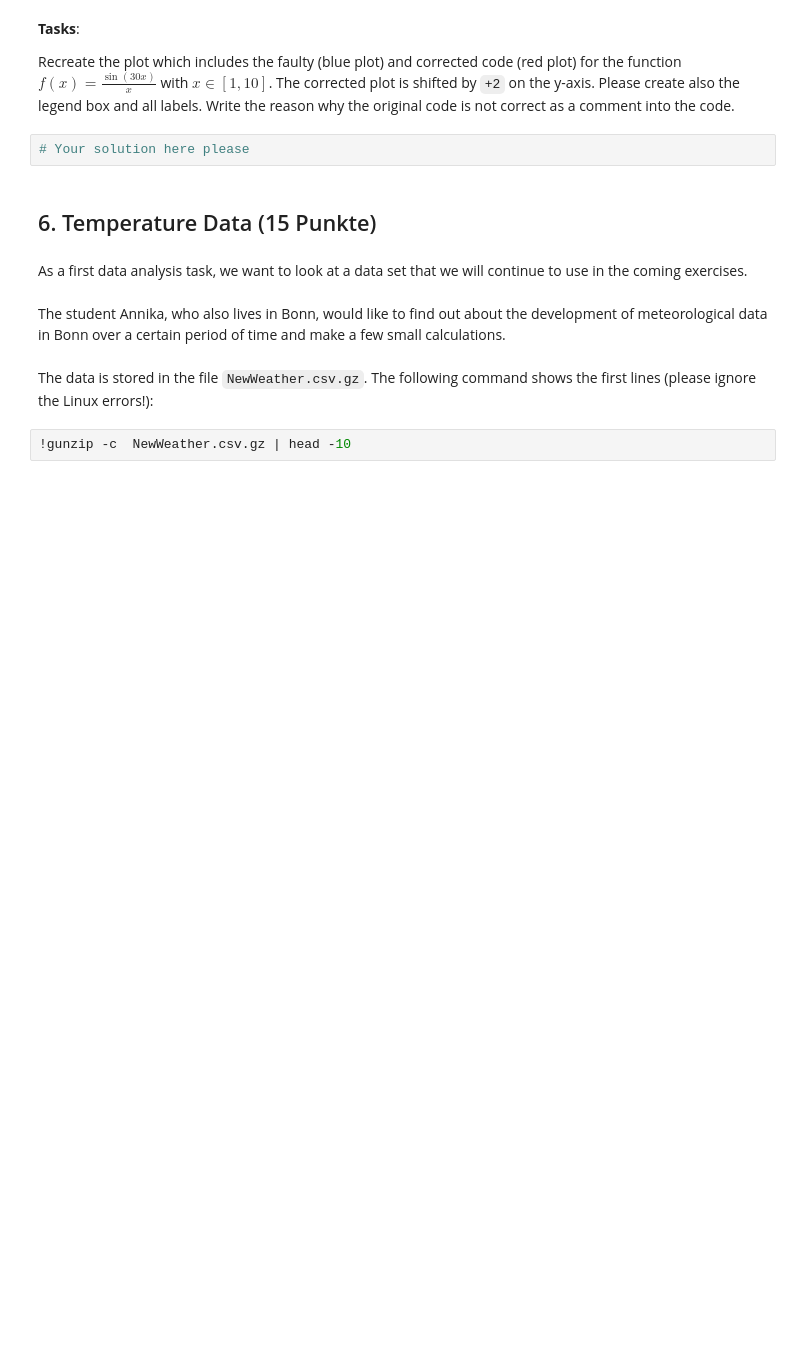
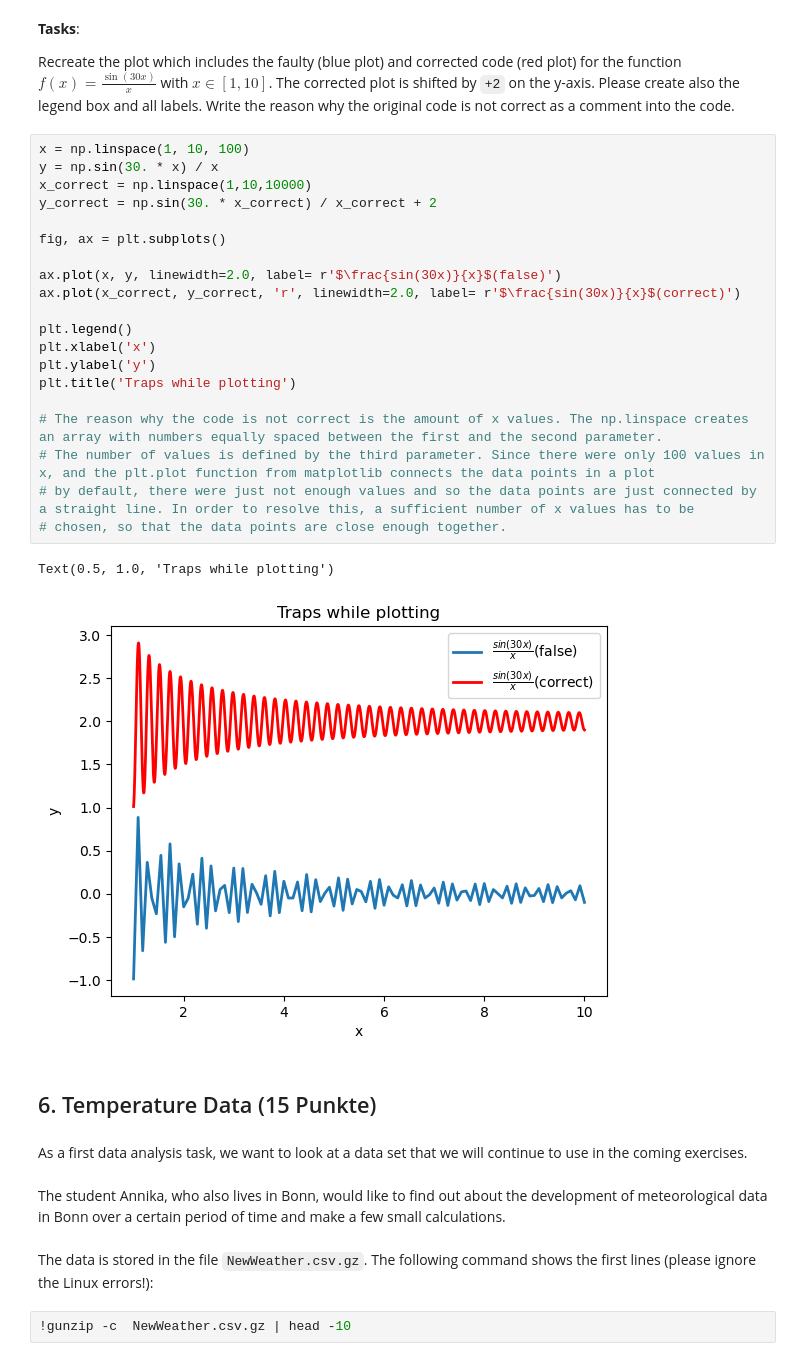
Before and after one commit to benjbrandt/physics725, a Jupyter notebook: Week3/08_Exercises_and_Homework_Week_3.ipynb, the cells around one changed output. Cells and saved outputs as stored; diff of their text form; blank space fills up the shorter version.

```diff
--- a/Week3/08_Exercises_and_Homework_Week_3.ipynb
+++ b/Week3/08_Exercises_and_Homework_Week_3.ipynb
@@ -250,8 +292,29 @@ A lecturer creates this plot to demonstrate a better solution:
 **Tasks**:
 
 Recreate the plot which includes the faulty (blue plot) and corrected code (red plot) for the function $f(x) = \frac{\sin(30x)}x$ with $x\in [1,10]$. The corrected plot is shifted by `+2` on the y-axis. Please create also the legend box and all labels. Write the reason why the original code is not correct as a comment into the code.
-# %%
-# Your solution here please
+# %%
+x = np.linspace(1, 10, 100)
+y = np.sin(30. * x) / x
+x_correct = np.linspace(1,10,10000)
+y_correct = np.sin(30. * x_correct) / x_correct + 2
+
+fig, ax = plt.subplots()
+
+ax.plot(x, y, linewidth=2.0, label= r'$\frac{sin(30x)}{x}$(false)')
+ax.plot(x_correct, y_correct, 'r', linewidth=2.0, label= r'$\frac{sin(30x)}{x}$(correct)')
+
+plt.legend()
+plt.xlabel('x')
+plt.ylabel('y')
+plt.title('Traps while plotting')
+
+# The reason why the code is not correct is the amount of x values. The np.linspace creates an array with numbers equally spaced between the first and the second parameter.
+# The number of values is defined by the third parameter. Since there were only 100 values in x, and the plt.plot function from matplotlib connects the data points in a plot
+# by default, there were just not enough values and so the data points are just connected by a straight line. In order to resolve this, a sufficient number of x values has to be
+# chosen, so that the data points are close enough together.
+# %% [output]
+Text(0.5, 1.0, 'Traps while plotting')
+[figure, added]
 # %% [markdown]
 ## 6.  Temperature Data (15 Punkte)
 # %% [markdown]
```
Also changed, not shown: parts of 7 cells of this notebook.
